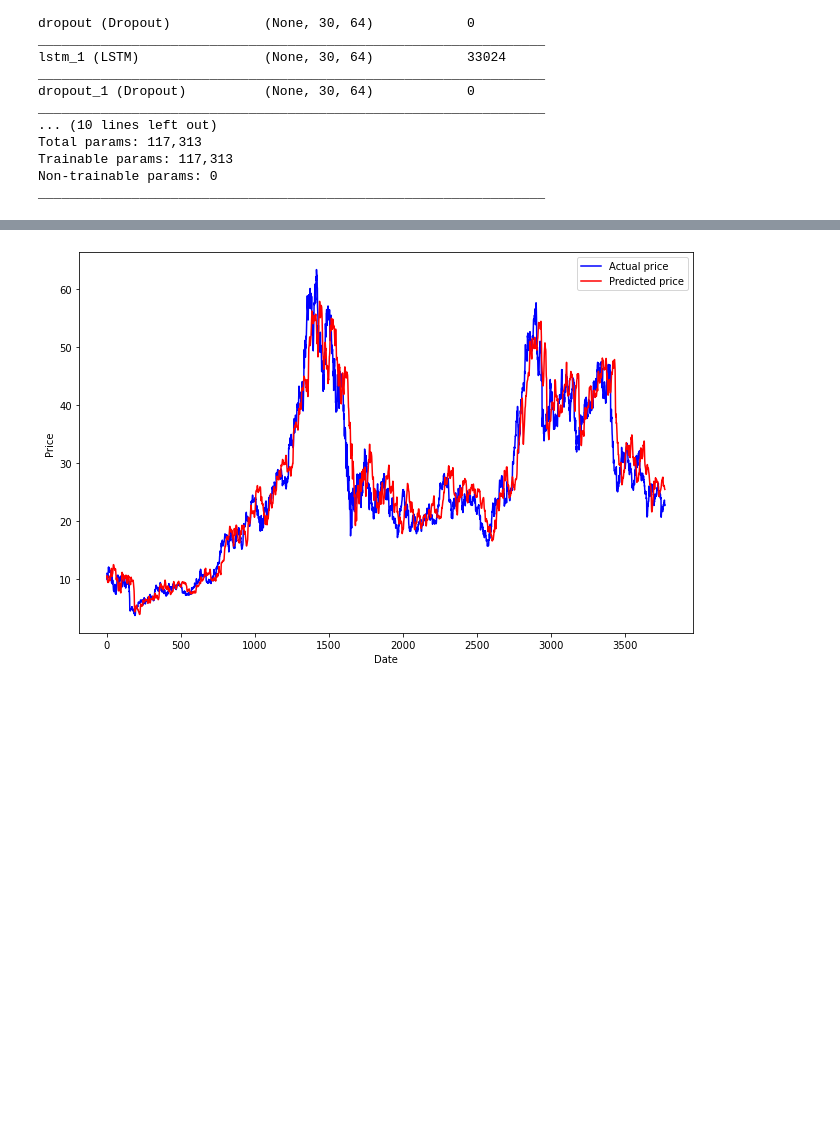
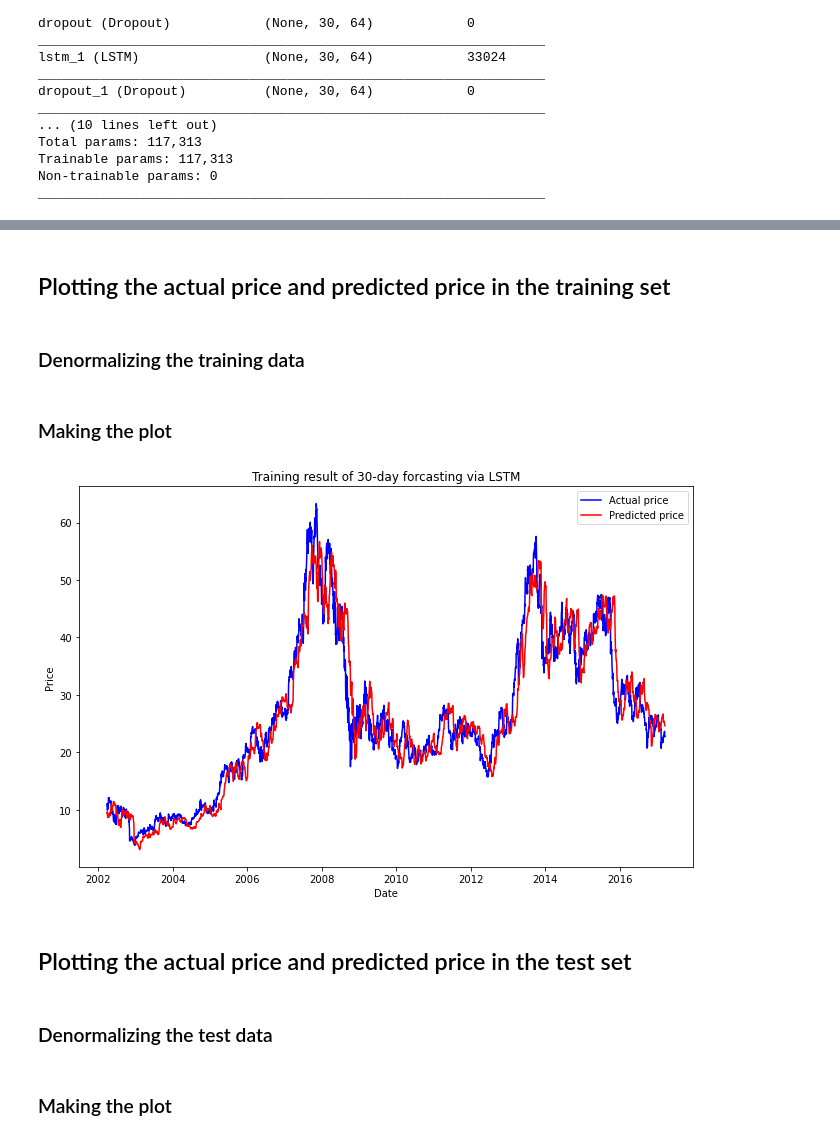
Before and after one commit to zhaoshengEE/Stock_Price_Forecasting, a Jupyter notebook: LSTM_30.ipynb, the cells around one changed output, grey strips where cells are left out. Cells and saved outputs as stored; diff of their text form; code cells hidden in the pictures; blank space fills up the shorter version.

```diff
--- a/LSTM_30.ipynb
+++ b/LSTM_30.ipynb
@@ -41,0 +45,2 @@ df = pd.read_csv("data/GME_stock.csv")
+# %%
+date = pd.to_datetime(df['date'])
@@ -119,0 +106,5 @@ y_train[0].shape
+# %%
+split_date_index = time_steps - 1 + len(X_train)  # The 'date' splits the dataset into the two sets
+
+dates_training = date[time_steps - 1:split_date_index]
+dates_test = date[split_date_index:split_date_index + len(X_test)]
@@ -178,18 +182,32 @@ Epoch 100/100
 model.save('LSTM_Model/LSTM_30_model.h5')
+# %% [markdown]
+## Plotting the actual price and predicted price in the training set
+# %% [markdown]
+### Denormalizing the training data
 # %%
 train_predicted_value = scaler.inverse_transform(model.predict(np.array(X_train)))
 train_actual_value = scaler.inverse_transform(np.array(y_train))
+# %% [markdown]
+### Making the plot
 # %%
-plt.figure(figsize = (11,7))
-plt.plot(train_actual_value, color= 'blue', label= 'Actual price')
-plt.plot(train_predicted_value, color= 'red', label= 'Predicted price')
+plt.figure(figsize = (11, 7))
+plt.plot(dates_training, train_actual_value, color= 'blue', label= 'Actual price')
+plt.plot(dates_training, train_predicted_value, color= 'red', label= 'Predicted price')
 plt.xlabel('Date')
 plt.ylabel('Price')
+plt.title('Training result of 30-day forcasting via LSTM')
 plt.legend()
+plt.savefig('img/LSTM_30_training_result.png')
 plt.show()
 # %% [output]
-[figure, old version]
+[figure, new version]
+# %% [markdown]
+## Plotting the actual price and predicted price in the test set
+# %% [markdown]
+### Denormalizing the test data
 # %%
 test_predicted_value = scaler.inverse_transform(model.predict(np.array(X_test)))
 test_actual_value = scaler.inverse_transform(np.array(y_test))
+# %% [markdown]
+### Making the plot
 # %%
```
Also changed, not shown: parts of 49 cells of this notebook.
